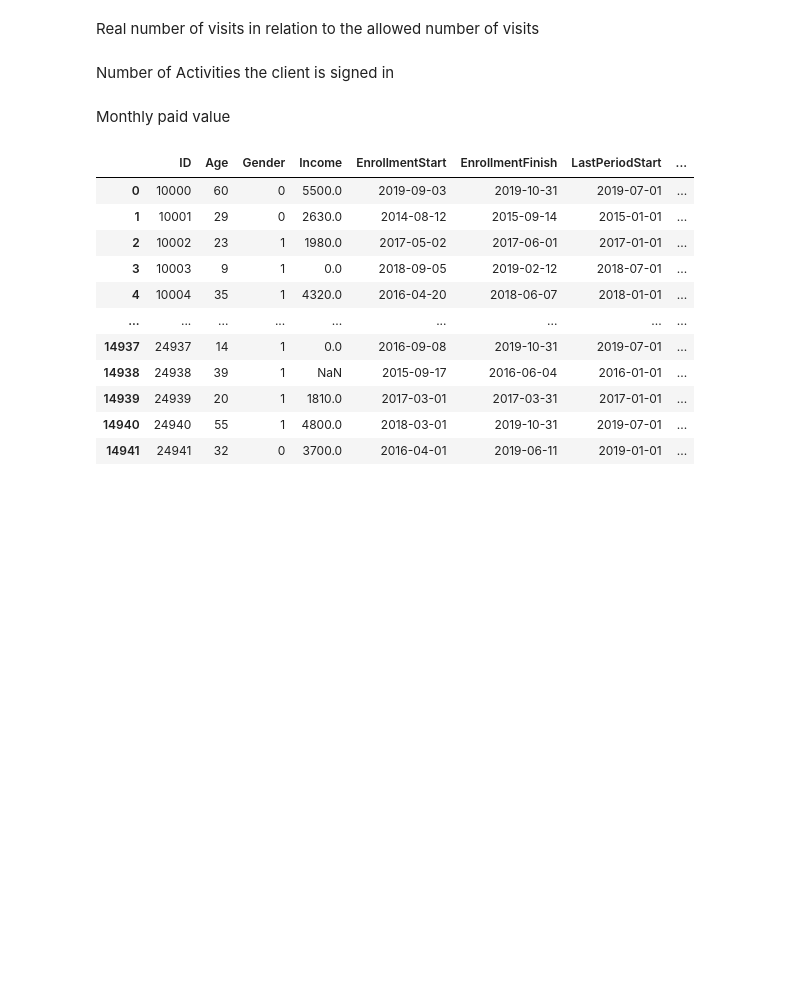
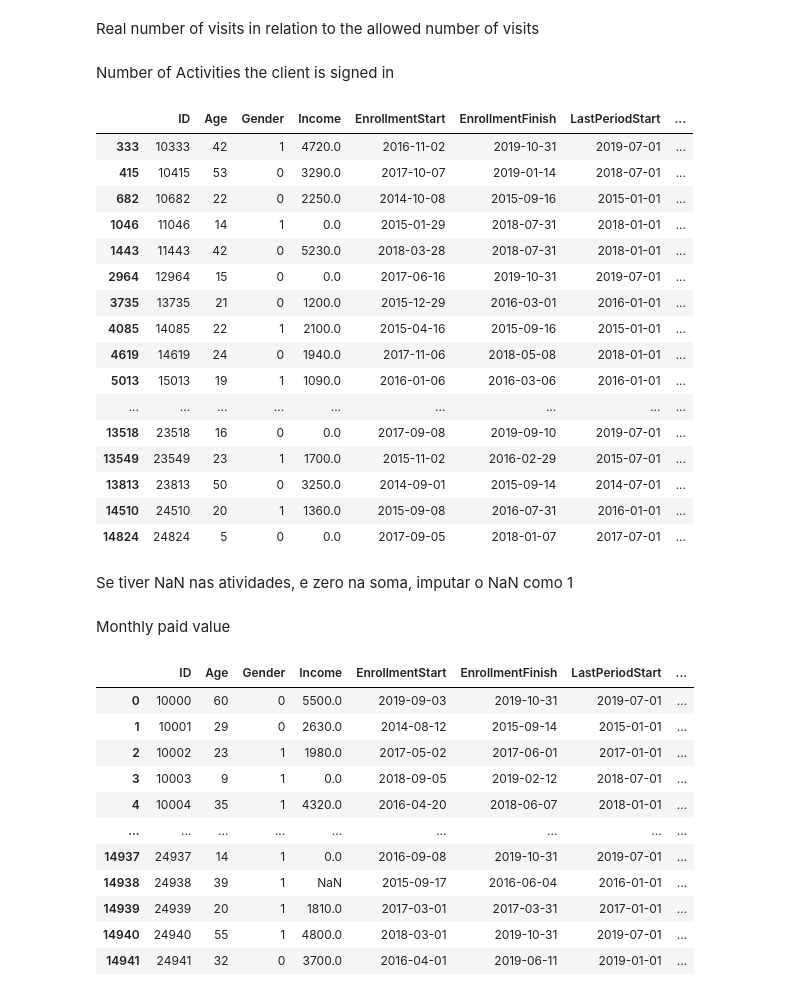
Before and after one commit to raquelxr/data-mining-proj, a Jupyter notebook: Raquel.ipynb, the cells around one changed output. Drawn from its saved outputs; the diff is of its cells as text; code cells hidden in the pictures; blank space fills up the shorter version.

```diff
--- a/Raquel.ipynb
+++ b/Raquel.ipynb
@@ -148,13 +147,3 @@ sports_data.loc[(sports_data['DaysWithoutFrequency'] != 0) & (sports_data['Dropo
 sports_data[(sports_data['DaysWithoutFrequency'] != 0) & (sports_data['Dropout'] == 0)]
 # %% [output]
 |  | ID | Age | Gender | Income | EnrollmentStart | EnrollmentFinish | LastPeriodStart | ... |
-# %%
-sports_data['testedates'] = sports_data['EnrollmentFinish'] - sports_data['DateLastVisit']
-
-sports_data['testedates'] = sports_data['testedates'].astype(str).str.replace('days', '').str.strip()
-
-sports_data['testedates'] = pd.to_numeric(sports_data['testedates'], errors='coerce').astype('Int64')
-#wait for corrected version to finish testing
-sports_data[sports_data['testedates'] != sports_data['DaysWithoutFrequency']][['testedates', 'DaysWithoutFrequency']]
-
-#sports_data.drop('testedates', axis=1)
@@ -181,0 +150,4 @@ sports_data[['Dropout', 'EnrollmentFinish']][sports_data['Dropout'] == 0].groupb
+# %%
+sports_data['DaysWithoutFrequency'] = sports_data['EnrollmentFinish'] - sports_data['DateLastVisit']
+
+sports_data.drop('testedates', axis=1)
@@ -196,7 +182,29 @@ sports_data['PercentageOfVisits'] = (sports_data['RealNumberOfVisits'] / sports_
 # %% [markdown]
 Number of Activities the client is signed in
 # %%
-sports_data['NumberOfActivities'] = sports_data.iloc[:, 12:21].sum(axis=1)
+sports_data['NumberOfActivities'] = sports_data.iloc[:, 12:22].sum(axis=1)
+# %%
+sports_data[sports_data['NumberOfActivities'] == 0]
+# %% [output]
+|  | ID | Age | Gender | Income | EnrollmentStart | EnrollmentFinish | LastPeriodStart | ... |
+| 333 | 10333 | 42 | 1 | 4720.0 | 2016-11-02 | 2019-10-31 | 2019-07-01 | ... |
+| 415 | 10415 | 53 | 0 | 3290.0 | 2017-10-07 | 2019-01-14 | 2018-07-01 | ... |
+| 682 | 10682 | 22 | 0 | 2250.0 | 2014-10-08 | 2015-09-16 | 2015-01-01 | ... |
+| 1046 | 11046 | 14 | 1 | 0.0 | 2015-01-29 | 2018-07-31 | 2018-01-01 | ... |
+| 1443 | 11443 | 42 | 0 | 5230.0 | 2018-03-28 | 2018-07-31 | 2018-01-01 | ... |
+| 2964 | 12964 | 15 | 0 | 0.0 | 2017-06-16 | 2019-10-31 | 2019-07-01 | ... |
+| 3735 | 13735 | 21 | 0 | 1200.0 | 2015-12-29 | 2016-03-01 | 2016-01-01 | ... |
+| 4085 | 14085 | 22 | 1 | 2100.0 | 2015-04-16 | 2015-09-16 | 2015-01-01 | ... |
+| 4619 | 14619 | 24 | 0 | 1940.0 | 2017-11-06 | 2018-05-08 | 2018-01-01 | ... |
+| 5013 | 15013 | 19 | 1 | 1090.0 | 2016-01-06 | 2016-03-06 | 2016-01-01 | ... |
+| ... | ... | ... | ... | ... | ... | ... | ... | ... |
+| 13518 | 23518 | 16 | 0 | 0.0 | 2017-09-08 | 2019-09-10 | 2019-07-01 | ... |
+| 13549 | 23549 | 23 | 1 | 1700.0 | 2015-11-02 | 2016-02-29 | 2015-07-01 | ... |
+| 13813 | 23813 | 50 | 0 | 3250.0 | 2014-09-01 | 2015-09-14 | 2014-07-01 | ... |
+| 14510 | 24510 | 20 | 1 | 1360.0 | 2015-09-08 | 2016-07-31 | 2016-01-01 | ... |
+| 14824 | 24824 | 5 | 0 | 0.0 | 2017-09-05 | 2018-01-07 | 2017-07-01 | ... |
+# %% [markdown]
+Se tiver NaN nas atividades, e zero na soma, imputar o NaN como 1
 # %% [markdown]
 Monthly paid value
 # %%
```
Also changed, not shown: parts of 10 cells of this notebook.
